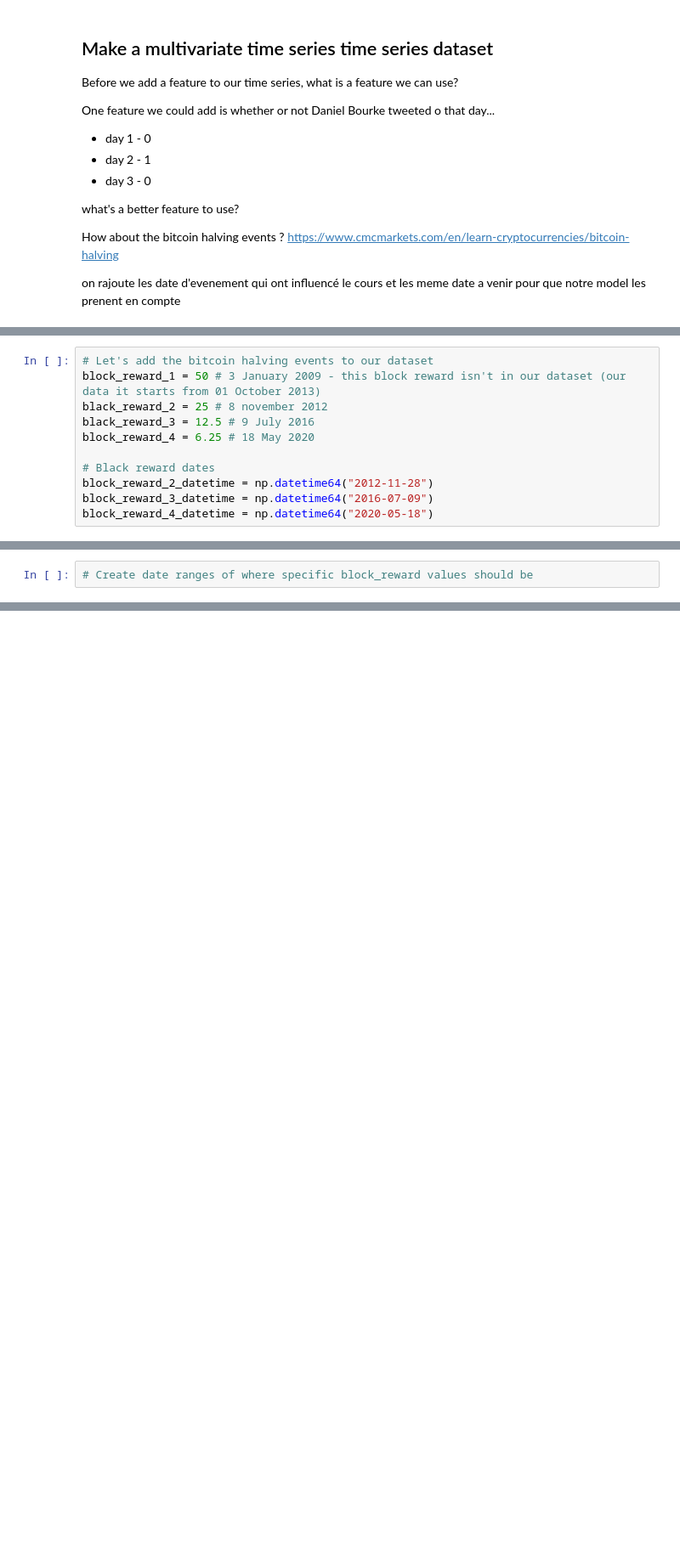
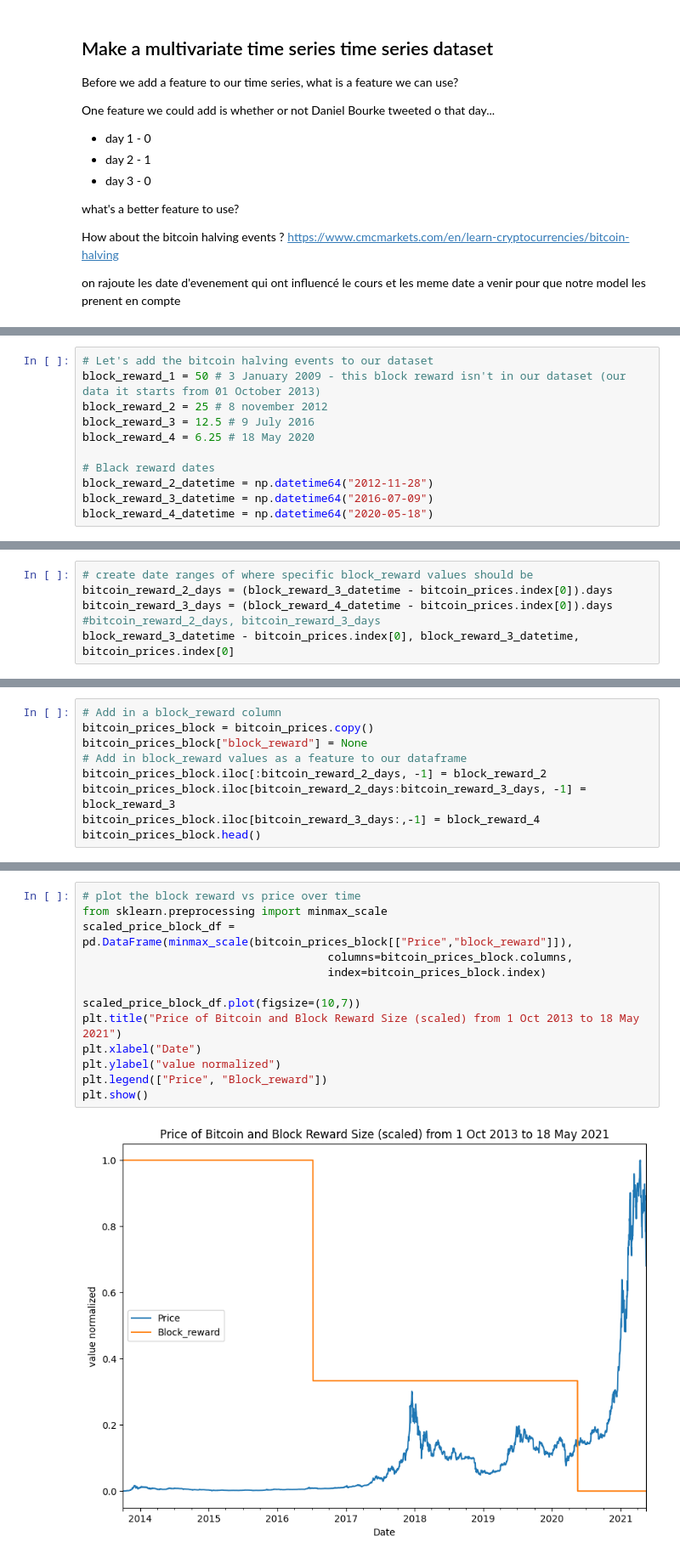
Before and after one commit to jrassoul/TensorFlow_Developer_Certificate_ZTM, a Jupyter notebook: 10_time_series_forecasting_with_tensorflow/10_time_series_forecasting_with_tensorflow.ipynb, the cells around one changed output, grey strips where cells are left out. Shown at 85% size. Drawn from its saved outputs; the diff is of its cells as text; blank space fills up the shorter version.

```diff
--- a/10_time_series_forecasting_with_tensorflow/10_time_series_forecasting_with_tensorflow.ipynb
+++ b/10_time_series_forecasting_with_tensorflow/10_time_series_forecasting_with_tensorflow.ipynb
@@ -1458,8 +1484,8 @@ bitcoin_prices.head()
 # %%
 # Let's add the bitcoin halving events to our dataset
 block_reward_1 = 50 # 3 January 2009 - this block reward isn't in our dataset (our data it starts from 01 October 2013)
-black_reward_2 = 25 # 8 november 2012
-black_reward_3 = 12.5 # 9 July 2016
+block_reward_2 = 25 # 8 november 2012
+block_reward_3 = 12.5 # 9 July 2016
 block_reward_4 = 6.25 # 18 May 2020
 
 # Black reward dates
@@ -1473,2 +1495,6 @@ black_reward_2, block_reward_2_datetime
 # %%
-# Create date ranges of where specific block_reward values should be
+# create date ranges of where specific block_reward values should be
+bitcoin_reward_2_days = (block_reward_3_datetime - bitcoin_prices.index[0]).days
+bitcoin_reward_3_days = (block_reward_4_datetime - bitcoin_prices.index[0]).days
+#bitcoin_reward_2_days, bitcoin_reward_3_days
+block_reward_3_datetime - bitcoin_prices.index[0], block_reward_3_datetime, bitcoin_prices.index[0]
@@ -1505,0 +1505,9 @@ Name: block_reward, Length: 2788, dtype: object
+# %%
+# Add in a block_reward column
+bitcoin_prices_block = bitcoin_prices.copy()
+bitcoin_prices_block["block_reward"] = None
+# Add in block_reward values as a feature to our dataframe
+bitcoin_prices_block.iloc[:bitcoin_reward_2_days, -1] = block_reward_2
+bitcoin_prices_block.iloc[bitcoin_reward_2_days:bitcoin_reward_3_days, -1] = block_reward_3
+bitcoin_prices_block.iloc[bitcoin_reward_3_days:,-1] = block_reward_4
+bitcoin_prices_block.head()
@@ -1505,0 +1522,15 @@ Name: block_reward, Length: 2788, dtype: object
+# %%
+# plot the block reward vs price over time
+from sklearn.preprocessing import minmax_scale
+scaled_price_block_df = pd.DataFrame(minmax_scale(bitcoin_prices_block[["Price","block_reward"]]),
+                                     columns=bitcoin_prices_block.columns,
+                                     index=bitcoin_prices_block.index)
+
+scaled_price_block_df.plot(figsize=(10,7))
+plt.title("Price of Bitcoin and Block Reward Size (scaled) from 1 Oct 2013 to 18 May 2021")
+plt.xlabel("Date")
+plt.ylabel("value normalized")
+plt.legend(["Price", "Block_reward"])
+plt.show()
+# %% [output]
+[figure, added]
```
Also changed, not shown: parts of 67 cells of this notebook.
